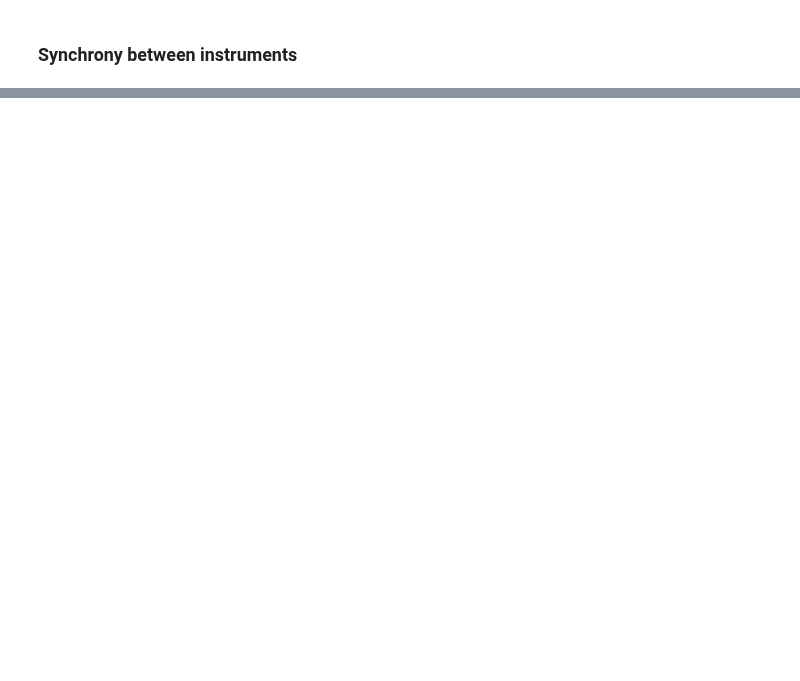
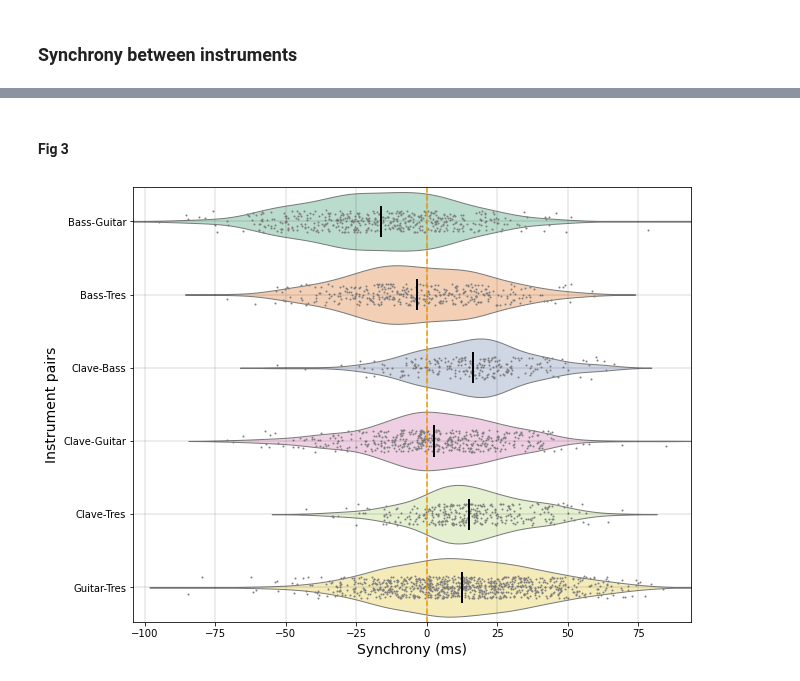
Before and after one commit to satyajeetprabhu/music-sync-internship-upf, a Jupyter notebook: Analysis_Example.ipynb, the cells around one changed output, grey strips where cells are left out. Cells and saved outputs as stored; diff of their text form; code cells hidden in the pictures; blank space fills up the shorter version.

```diff
--- a/Analysis_Example.ipynb
+++ b/Analysis_Example.ipynb
@@ -85,0 +98,6 @@ print(summary)
+# %%
+# Calculate asynchronies across all pairs of instruments
+
+d2_df = onsetsync.sync_execute_pairs(df, instruments=["Clave","Bass","Guitar","Tres"], n=0, bootn=1, beat='SD')
+print(d2_df['asynch'].head())
+print(d2_df['beatL'].head())
@@ -85,0 +117,8 @@ print(summary)
+# %% [markdown]
+#### Fig 3
+# %%
+# Violin plot of asynchronies by instrument pair
+
+onsetsync.plot_by_pair(df=d2_df, bybeat=False, reference=0, colourpalette='Pastel2')
+# %% [output]
+[figure, added]
```
Also changed, not shown: parts of 10 cells of this notebook.
